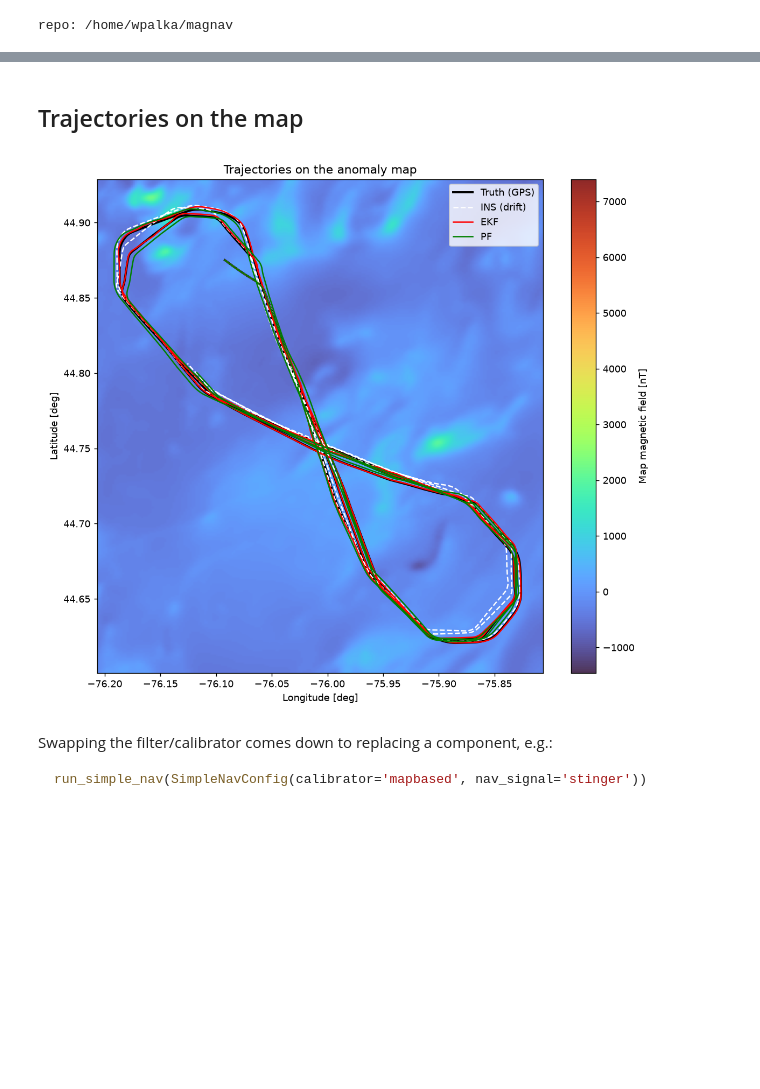
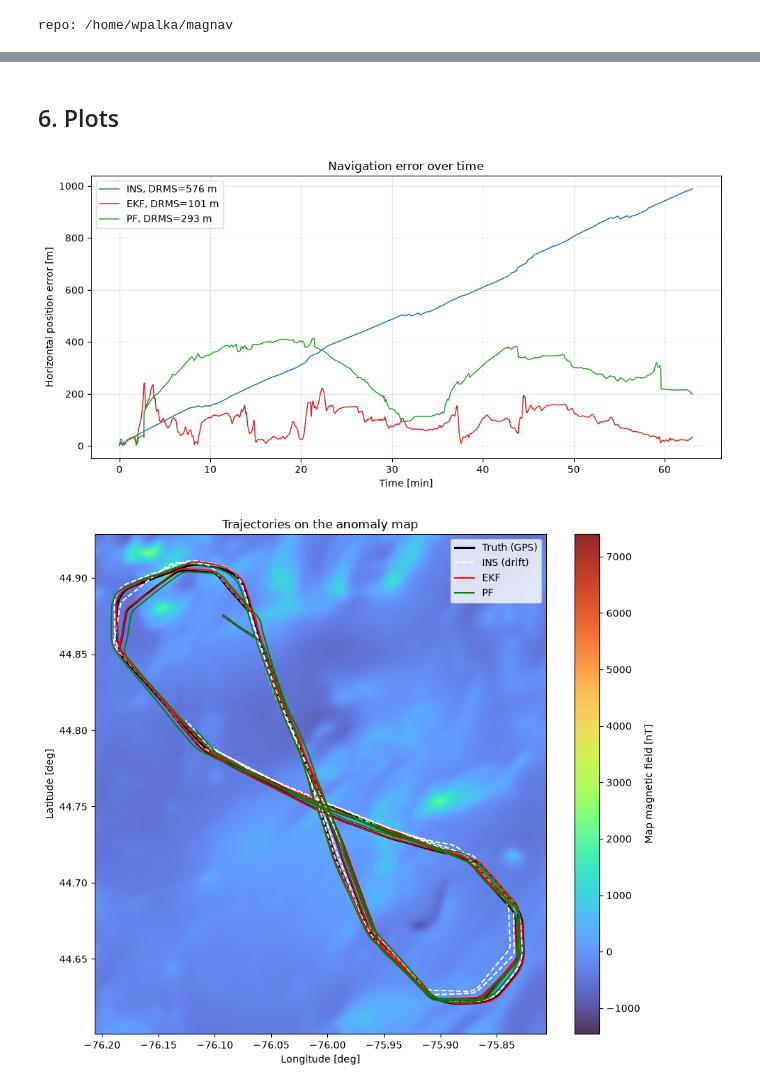
Before and after one commit to wojciechp6/magnavlab, a Jupyter notebook: notebooks/03_ekf_pf_navigation.ipynb, the cells around one changed output, grey strips where cells are left out. Drawn from its saved outputs; the diff is of its cells as text; code cells hidden in the pictures; blank space fills up the shorter version.

````diff
--- a/notebooks/03_ekf_pf_navigation.ipynb
+++ b/notebooks/03_ekf_pf_navigation.ipynb
@@ -11,0 +37,5 @@ repo: /home/wpalka/magnav
+# %%
+cal = load_flight('data/Flt1002_train.h5')
+ci = np.concatenate([segment_indices(cal, a, b) for a, b in data.CAL_SEGMENTS['Flt1002']])
+tl = BuiltinTL().fit(cal.flux(ci), cal.get('mag_4_uc')[ci], cal.dt)
+meas = tl.compensate(nav.flux(sl), nav.get('mag_4_uc')[sl], dt) - nav.get('diurnal')[sl]
@@ -11,0 +44,6 @@ repo: /home/wpalka/magnav
+# %%
+map_along = mag_map.value(lat, lon); ok = np.isfinite(map_along)
+meas = meas - np.median(meas[ok] - map_along[ok])
+resid = (meas - map_along)[ok]
+sigma_meas = max(1.4826 * np.median(np.abs(resid - np.median(resid))), 5.0)
+print(f'corr(meas, map)={np.corrcoef(meas[ok], map_along[ok])[0,1]:.3f}, sigma_meas={sigma_meas:.1f} nT')
@@ -11,0 +54,4 @@ repo: /home/wpalka/magnav
+# %%
+ins_lat, ins_lon, vN, vE = simulate_ins_velocity(lat, lon, alt, dt, seed=0)
+problem = NavProblem(dt=dt, map=mag_map, lat=ins_lat, lon=ins_lon, alt=alt,
+                     vN=vN, vE=vE, vD=np.zeros(sl.size), meas=meas)
@@ -12,8 +60,8 @@ repo: /home/wpalka/magnav
 # %%
-from magnavlab.experiments import SimpleNavConfig, run_simple_nav
-from IPython.display import Image
-out = run_simple_nav(SimpleNavConfig(make_plots=True))
-for name, m in out['metrics'].items():
-    print(f"{name:4s} DRMS={m['drms']:7.1f} m  CEP50={m['cep50']:6.1f}  "
-          f"CEP95={m['cep95']:6.1f}  max={m['max']:7.1f}")
+ekf = EKFNav(sigma_meas=sigma_meas).run(problem)
+pf  = ParticleFilterNav(sigma_meas=sigma_meas).run(problem)
+ins_res = NavResult(lat=ins_lat, lon=ins_lon)
+for name, res in [('INS', ins_res), ('EKF', ekf), ('PF', pf)]:
+    m = summary(res, lat, lon)
+    print(f"{name:4s} DRMS={m['drms']:7.1f} m  CEP50={m['cep50']:6.1f}  CEP95={m['cep95']:6.1f}")
 # %% [output]
@@ -29,11 +71,13 @@ Image('outputs/simple_position_error.png')
-# %% [markdown]
-## Trajectories on the map
-# %%
-Image('outputs/simple_tracks.png')
-# %% [output]
-[figure, removed]
-# %% [markdown]
-Swapping the filter/calibrator comes down to replacing a component, e.g.:
-```python
-run_simple_nav(SimpleNavConfig(calibrator='mapbased', nav_signal='stinger'))
-```
+# %% [markdown]
+## 6. Plots
+# %%
+viz.plot_error_time(tt, lat, lon,
+    {'INS': (ins_res,'tab:blue'), 'EKF': (ekf,'tab:red'), 'PF': (pf,'tab:green')});
+# %% [output]
+[figure, added]
+# %%
+viz.plot_map_tracks(mag_map, lat, lon,
+    {'INS (drift)': (ins_lat, ins_lon, 'w--'), 'EKF': (ekf.lat, ekf.lon, 'r-'),
+     'PF': (pf.lat, pf.lon, 'g-')});
+# %% [output]
+[figure, added]
````
Also changed, not shown: parts of 12 cells of this notebook, 14 other files.
